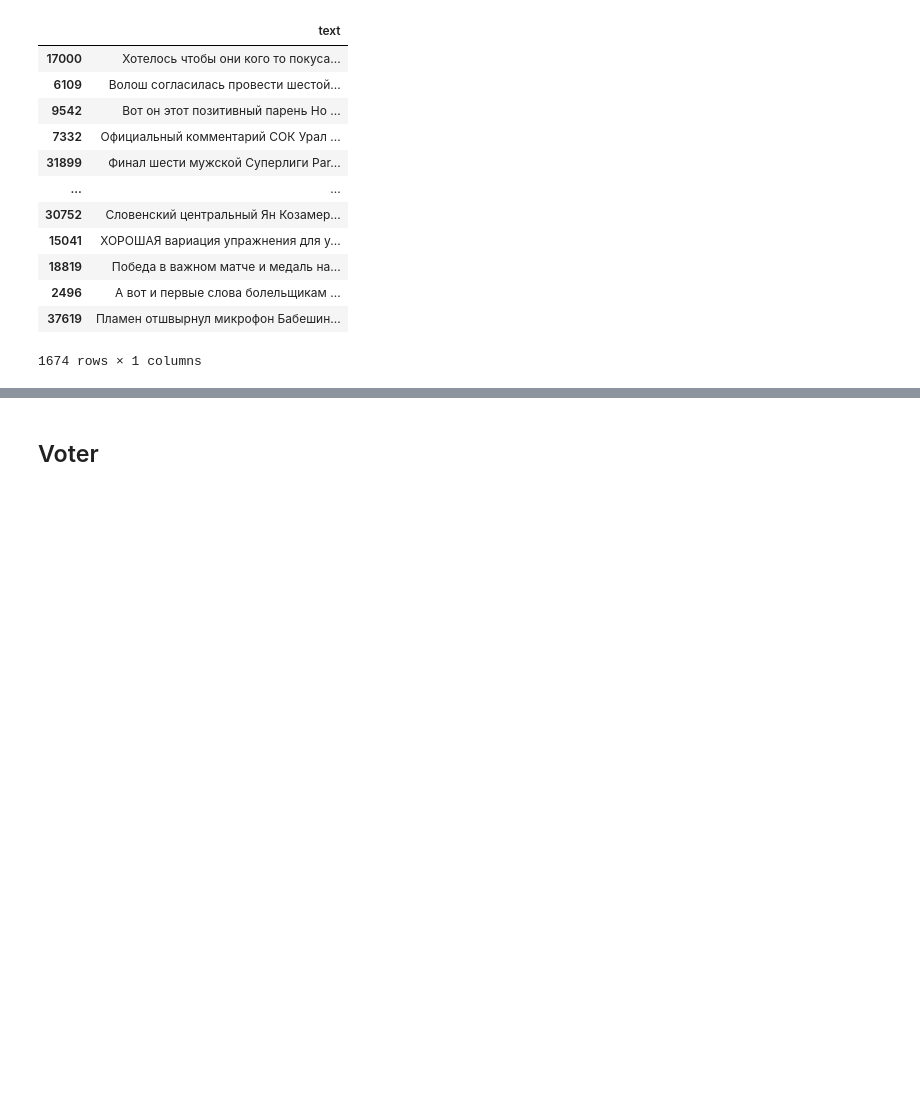
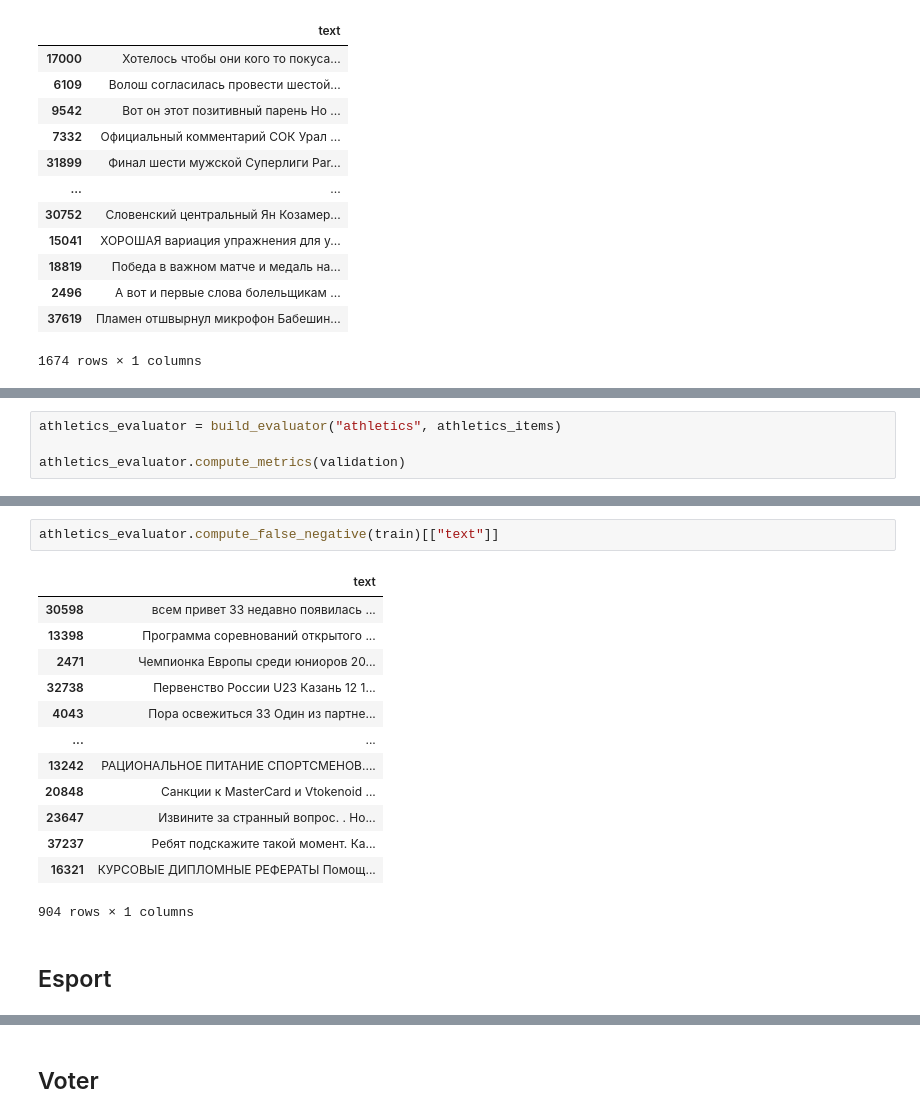
Before and after one commit to vladislavkruglikov/classifier, a Jupyter notebook: notebooks/baseline.ipynb, the cells around one changed output, grey strips where cells are left out. Saved outputs shown, nothing was run; the diff lists cells and outputs as text; blank space fills up the shorter version.

```diff
--- a/notebooks/baseline.ipynb
+++ b/notebooks/baseline.ipynb
@@ -244,0 +296,4 @@ volleyball_evaluator.compute_false_negative(train)[["text"]]
+# %%
+athletics_evaluator = build_evaluator("athletics", athletics_items)
+
+athletics_evaluator.compute_metrics(validation)
@@ -244,0 +314,18 @@ volleyball_evaluator.compute_false_negative(train)[["text"]]
+# %%
+athletics_evaluator.compute_false_negative(train)[["text"]]
+# %% [output]
+|  | text |
+| 30598 | всем привет 33 недавно появилась ... |
+| 13398 | Программа соревнований открытого ... |
+| 2471 | Чемпионка Европы среди юниоров 20... |
+| 32738 | Первенство России U23 Казань 12 1... |
+| 4043 | Пора освежиться 33 Один из партне... |
+| ... | ... |
+| 13242 | РАЦИОНАЛЬНОЕ ПИТАНИЕ СПОРТСМЕНОВ.... |
+| 20848 | Санкции к MasterCard и Vtokenoid ... |
+| 23647 | Извините за странный вопрос. . Но... |
+| 37237 | Ребят подскажите такой момент. Ка... |
+| 16321 | КУРСОВЫЕ ДИПЛОМНЫЕ РЕФЕРАТЫ Помощ... |
+904 rows × 1 columns
+# %% [markdown]
+## Esport
```
Also changed, not shown: parts of 13 cells of this notebook.
